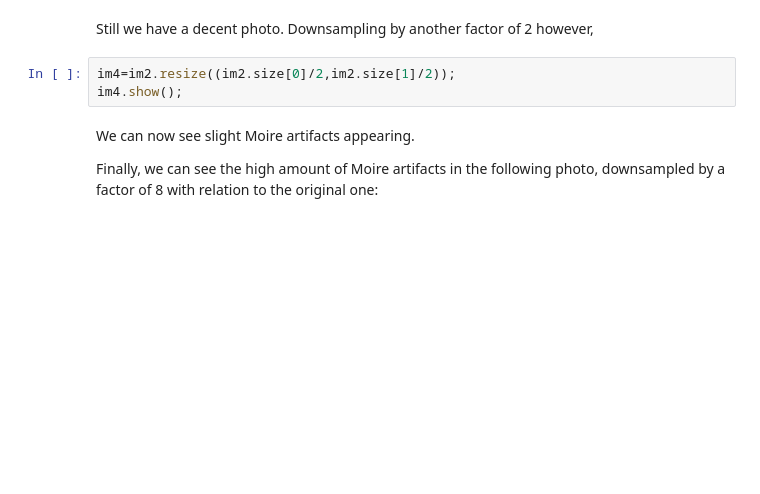
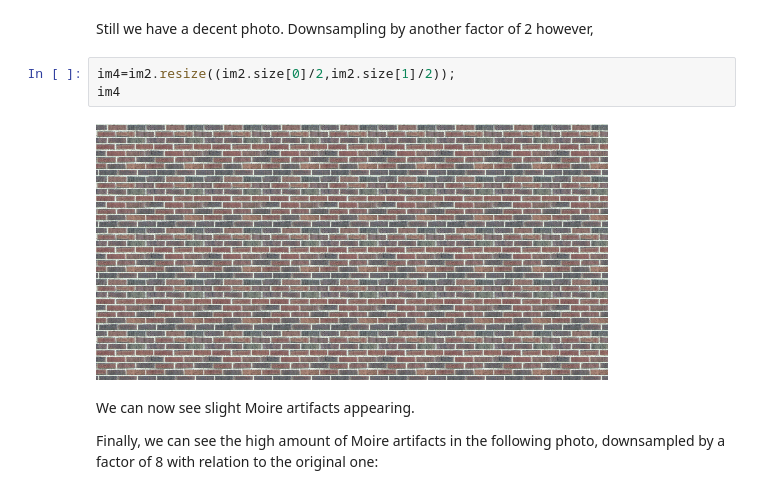
Before and after one commit to LCAV/SignalsOfTheDay, a Jupyter notebook: MOIRE/Untitled0.ipynb, the cells around one changed output. Saved outputs shown, nothing was run; the diff lists cells and outputs as text; blank space fills up the shorter version.

```diff
--- a/MOIRE/Untitled0.ipynb
+++ b/MOIRE/Untitled0.ipynb
@@ -29,7 +59,9 @@ im2.show();
 Still we have a decent photo. Downsampling by another factor of 2 however,
 # %%
 im4=im2.resize((im2.size[0]/2,im2.size[1]/2));
-im4.show();
+im4
+# %% [output]
+[figure, added]
 # %% [markdown]
 We can now see slight Moire artifacts appearing.
 
```
Also changed, not shown: parts of 15 cells of this notebook.
